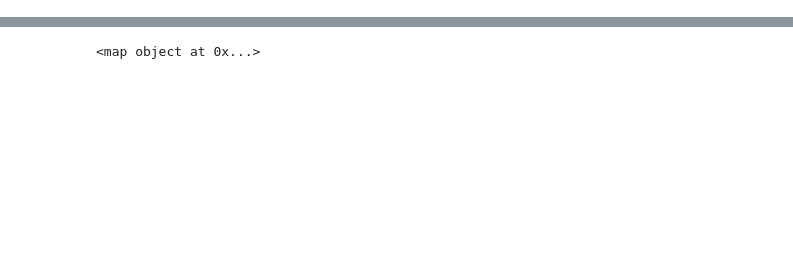
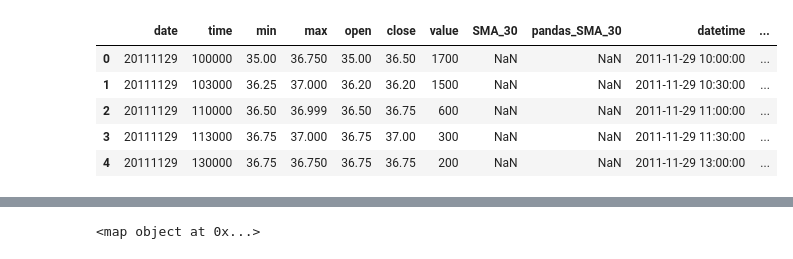
Before and after one commit to tinyoa/trying_pandas, a Jupyter notebook: trying_pandas.ipynb, the cells around one changed output, grey strips where cells are left out. Cells and saved outputs as stored; diff of their text form; code cells hidden in the pictures; blank space fills up the shorter version.

```diff
--- a/trying_pandas.ipynb
+++ b/trying_pandas.ipynb
@@ -8,0 +45,4 @@ df_titanic = pd.read_csv("datasets/titanic.csv")
+# %%
+for i in range(0, df_alrs_m30.shape[0]-2):
+    df_alrs_m30.loc[df_alrs_m30.index[i+2],'SMA_20'] = \
+        np.round(((df_alrs_m30.iloc[i,1] + df_alrs_m30.iloc[i+1,1] +df_alrs_m30.iloc[i+2,1])/3), 1)
@@ -8,0 +58,13 @@ df_titanic = pd.read_csv("datasets/titanic.csv")
+# %%
+# Скользящая средняя с окном window_size
+# Самостоятельный подсчет
+
+window_size = 30
+
+for i in range(0, df_alrs_m30.shape[0] - window_size + 1):
+    summ = 0
+    for j in range(window_size):
+        #print('i=', i, 'j=', j)
+        summ += df_alrs_m30.iloc[i + j, 5]
+    df_alrs_m30.loc[df_alrs_m30.index[i + window_size - 1], 'SMA_' + str(window_size)] = \
+            np.round((summ / window_size), 1)
@@ -8,0 +93,15 @@ df_titanic = pd.read_csv("datasets/titanic.csv")
+# %%
+# Добавляю поле datetime
+import datetime
+
+#df_alrs_m30['datetime'] = df_alrs_m30['date'].apply(str) + " " + df_alrs_m30['time'].apply(str)
+df_alrs_m30['datetime'] = df_alrs_m30['date'].apply(str) + " " + df_alrs_m30['time'].apply(str)
+df_alrs_m30['datetime'] = df_alrs_m30.datetime.apply(lambda x: datetime.datetime.strptime(x, '%Y%m%d %H%M%S'))
+df_alrs_m30.head()
+# %% [output]
+|  | date | time | min | max | open | close | value | SMA_30 | pandas_SMA_30 | datetime | ... |
+| 0 | 20111129 | 100000 | 35.00 | 36.750 | 35.00 | 36.50 | 1700 | NaN | NaN | 2011-11-29 10:00:00 | ... |
+| 1 | 20111129 | 103000 | 36.25 | 37.000 | 36.20 | 36.20 | 1500 | NaN | NaN | 2011-11-29 10:30:00 | ... |
+| 2 | 20111129 | 110000 | 36.50 | 36.999 | 36.50 | 36.75 | 600 | NaN | NaN | 2011-11-29 11:00:00 | ... |
+| 3 | 20111129 | 113000 | 36.75 | 37.000 | 36.75 | 37.00 | 300 | NaN | NaN | 2011-11-29 11:30:00 | ... |
+| 4 | 20111129 | 130000 | 36.75 | 36.750 | 36.75 | 36.75 | 200 | NaN | NaN | 2011-11-29 13:00:00 | ... |
```
Also changed, not shown: parts of 16 cells of this notebook.
